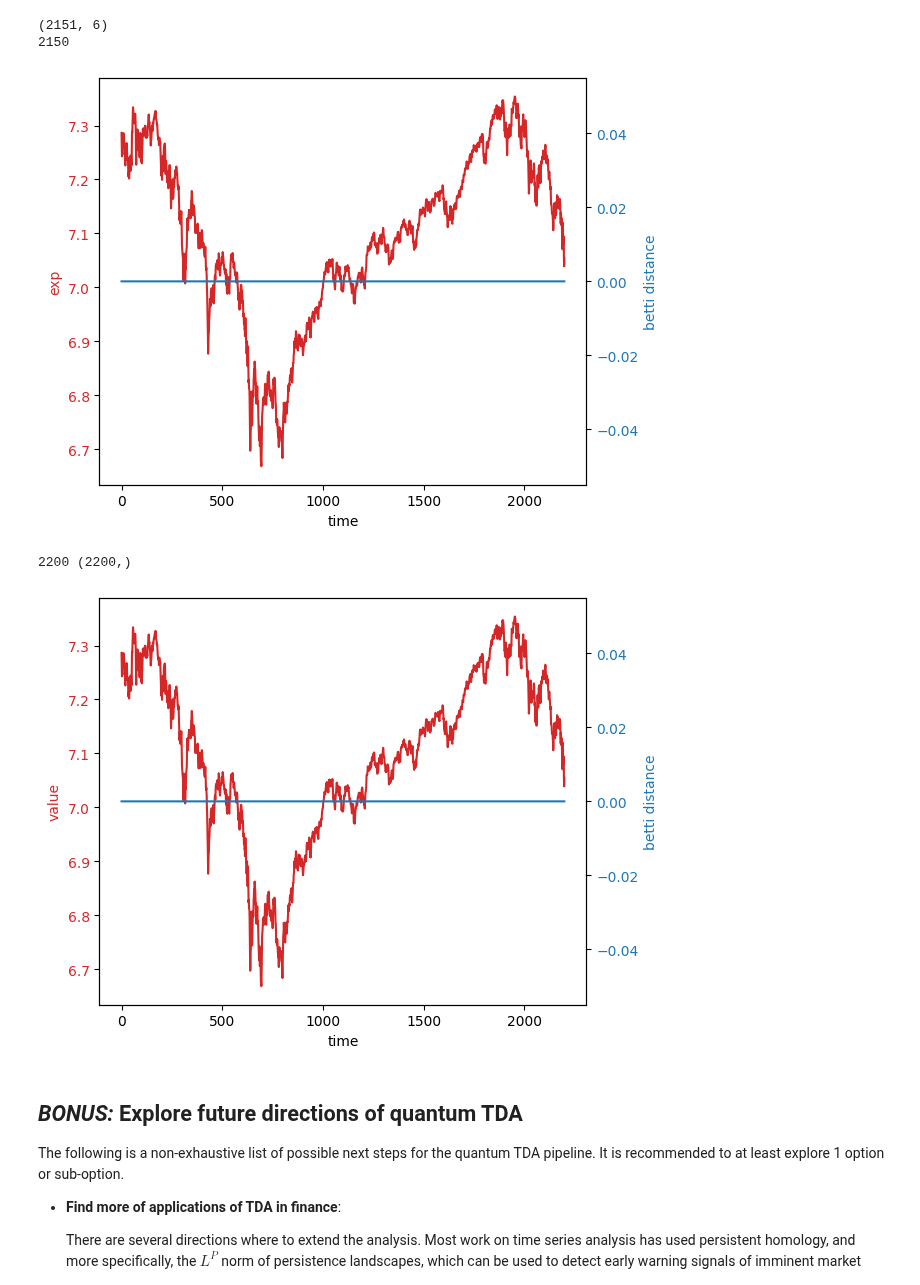
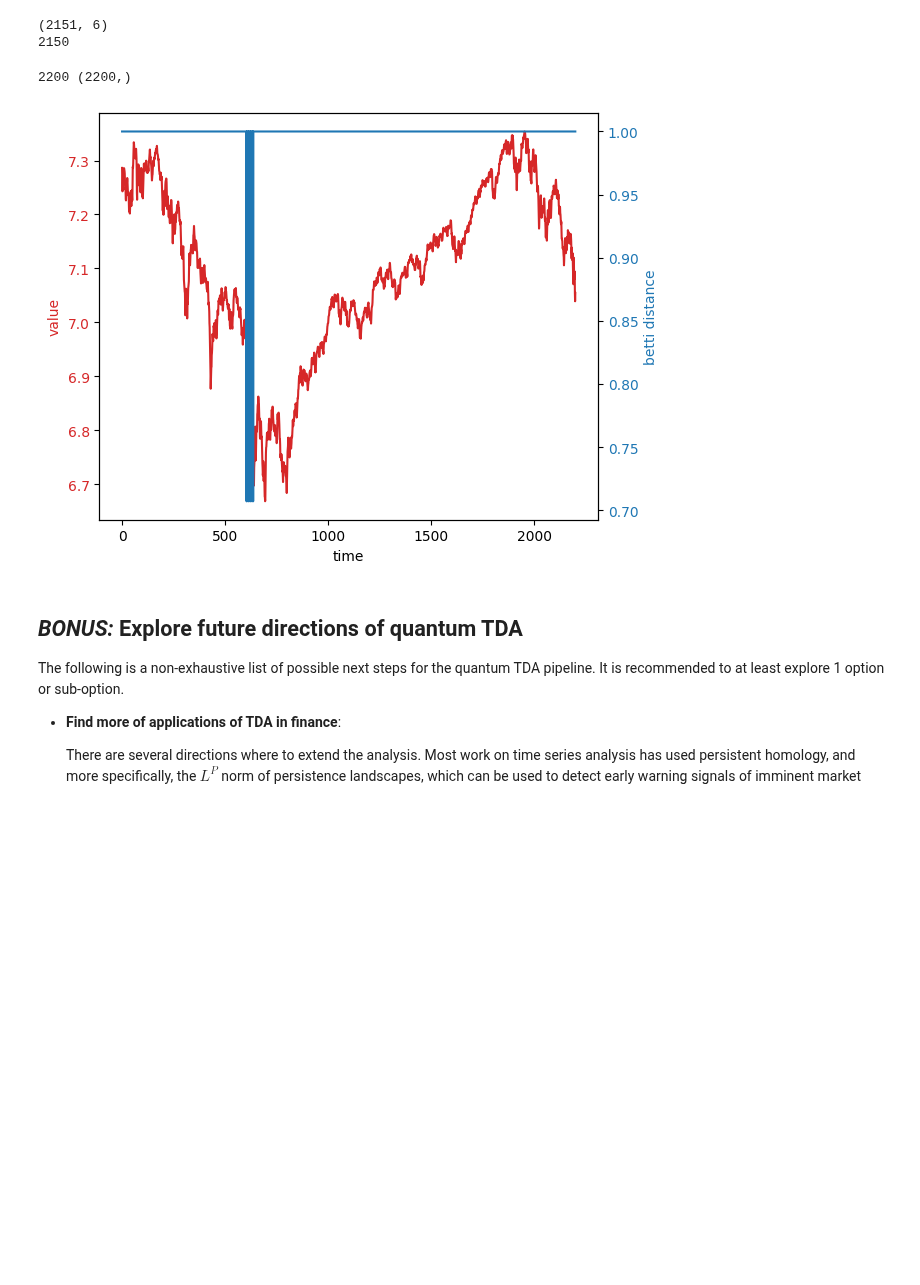
Before and after one commit to JoeJoeNguyen/MOODYS_2025_Hackathon, a Jupyter notebook: moodys_challenge.ipynb, the cells around one changed output. Cells and saved outputs as stored; diff of their text form; code cells hidden in the pictures; blank space fills up the shorter version.

```diff
--- a/moodys_challenge.ipynb
+++ b/moodys_challenge.ipynb
@@ -708,14 +708,14 @@ def classical_betti_solver(point_cloud, epsilon, dim):
 
 def lp_norm(a, b, p):
     # return np.dot(a, b)
-    # dot_product = np.dot(a, b)
-    # norm_a = np.linalg.norm(a)
-    # norm_b = np.linalg.norm(b)
-    # return dot_product / (norm_a * norm_b)
+    dot_product = np.dot(a, b)
+    norm_a = np.linalg.norm(a)
+    norm_b = np.linalg.norm(b)
+    return dot_product / (norm_a * norm_b)
     return np.linalg.norm(a - b, ord = p)
 
 max_betti_index = 5
-epsilon = 0.1
+epsilon = 0.07
 lp_norm_order = 2
 #print(window_embedding[:,:,3].shape)
 betti_numbers = []
@@ -756,59 +756,58 @@ print(len(betti_distance))  # Print the length of betti_distance
 
 y1 = np.log(pd.read_csv("sp500_full.csv", header=None, usecols=[1]).to_numpy().squeeze())
 y1 = y1[:2200]
-#y1 = data['Close'].to_numpy().squeeze()
-y2 = np.pad(betti_distance, (int((y1.shape[0] - int(len(betti_distance)))/2), int((y1.shape[0] - len(betti_distance)+1)/2)) , mode='constant', constant_values=(0, 0))
-t = np.arange(0, len(y1))
+# #y1 = data['Close'].to_numpy().squeeze()
+# y2 = np.pad(betti_distance, (int((y1.shape[0] - int(len(betti_distance)))/2), int((y1.shape[0] - len(betti_distance)+1)/2)) , mode='constant', constant_values=(0, 0))
+# t = np.arange(0, len(y1))
 
-data1 = y1
-data2 = y2
+# data1 = y1
+# data2 = y2
 
-fig, ax1 = plt.subplots()
+# fig, ax1 = plt.subplots()
 
-color = 'tab:red'
-ax1.set_xlabel('time')
-ax1.set_ylabel('exp', color=color)
-ax1.plot(t, data1, color=color)
-ax1.tick_params(axis='y', labelcolor=color)
+# color = 'tab:red'
+# ax1.set_xlabel('time')
+# ax1.set_ylabel('exp', color=color)
+# ax1.plot(t, data1, color=color)
+# ax1.tick_params(axis='y', labelcolor=color)
 
-ax2 = ax1.twinx()  # instantiate a second Axes that shares the same x-axis
+# ax2 = ax1.twinx()  # instantiate a second Axes that shares the same x-axis
 
-color = 'tab:blue'
-ax2.set_ylabel(f'betti distance', color=color)
-ax2.plot(t, data2, color=color)
-ax2.tick_params(axis='y', labelcolor=color)
+# color = 'tab:blue'
+# ax2.set_ylabel(f'betti distance', color=color)
+# ax2.plot(t, data2, color=color)
+# ax2.tick_params(axis='y', labelcolor=color)
 
-fig.tight_layout()
-plt.show()
+# fig.tight_layout()
+# plt.show()
 
 y2 = betti_distance
 for i in range(len(y2), y1.shape[0]):
-    y2.append(0)
+    y2.append(1)
 
 data2 = y2
 print(len(y2), y1.shape)
 
 fig, ax1 = plt.subplots()
 
 color = 'tab:red'
 ax1.set_xlabel('time')
 ax1.set_ylabel('value', color=color)
 ax1.plot(t, data1, color=color)
 ax1.tick_params(axis='y', labelcolor=color)
 
 ax2 = ax1.twinx()  # instantiate a second Axes that shares the same x-axis
 
 color = 'tab:blue'
 ax2.set_ylabel(f'betti distance', color=color)
 ax2.plot(t, data2, color=color)
 ax2.tick_params(axis='y', labelcolor=color)
 
 fig.tight_layout()
 plt.show()
 # %% [output]
+2200 (2200,)
-[figure, old version]
+[figure, new version]
-2200 (2200,)
-[figure, removed]
 # %% [markdown]
 ## *BONUS:* Explore future directions of quantum TDA
 
```
